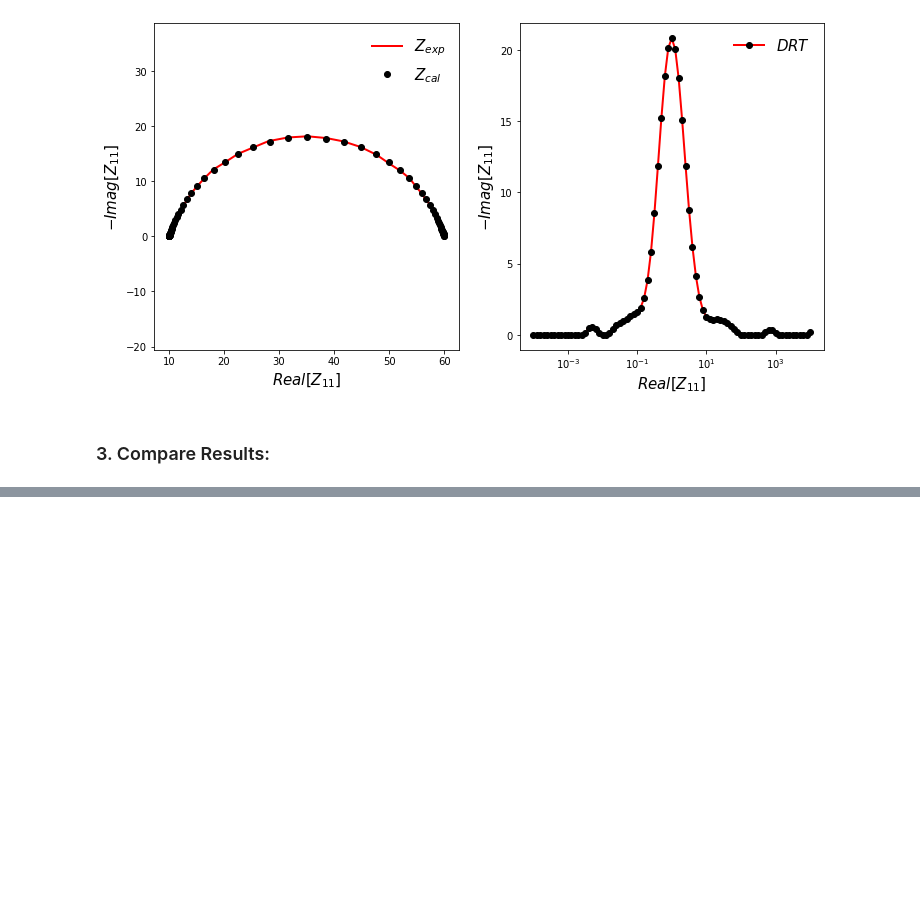
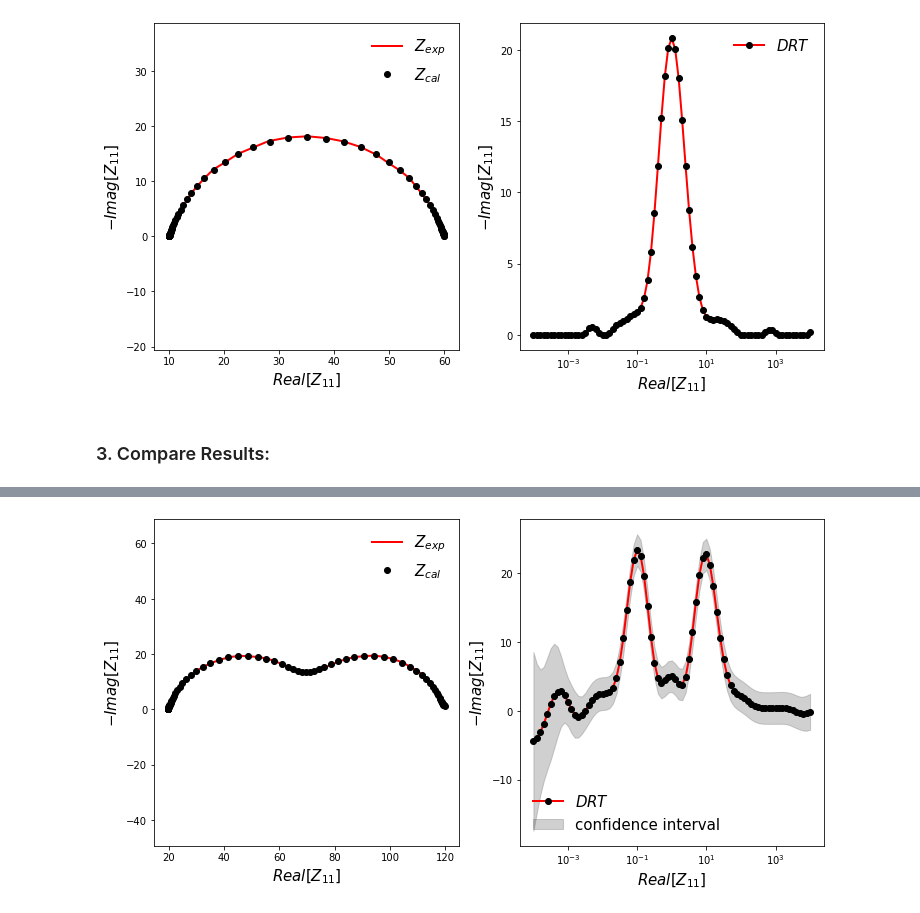
Before and after one commit to giangtle/DRT_Lib, a Jupyter notebook: Example.ipynb, the cells around one changed output, grey strips where cells are left out. Drawn from its saved outputs; the diff is of its cells as text; code cells hidden in the pictures; blank space fills up the shorter version.

```diff
--- a/Example.ipynb
+++ b/Example.ipynb
@@ -94,0 +165,4 @@ plt.show()
+# %%
+gamma2, R_inf2, sigma_gamma2 = DRT_Lib.GP_DRT(freq_vec, Z_exp, display=True)
+# %% [output]
+[figure, added]
```
Also changed, not shown: parts of 12 cells of this notebook.
